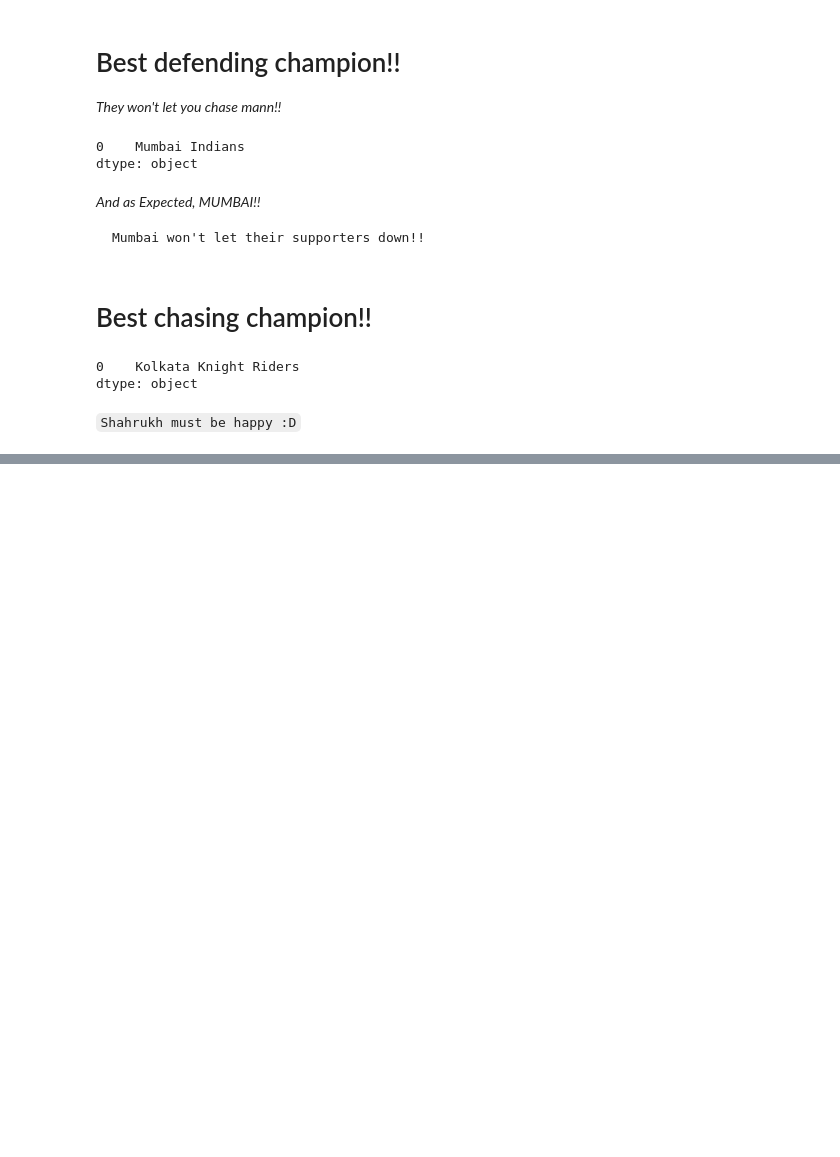
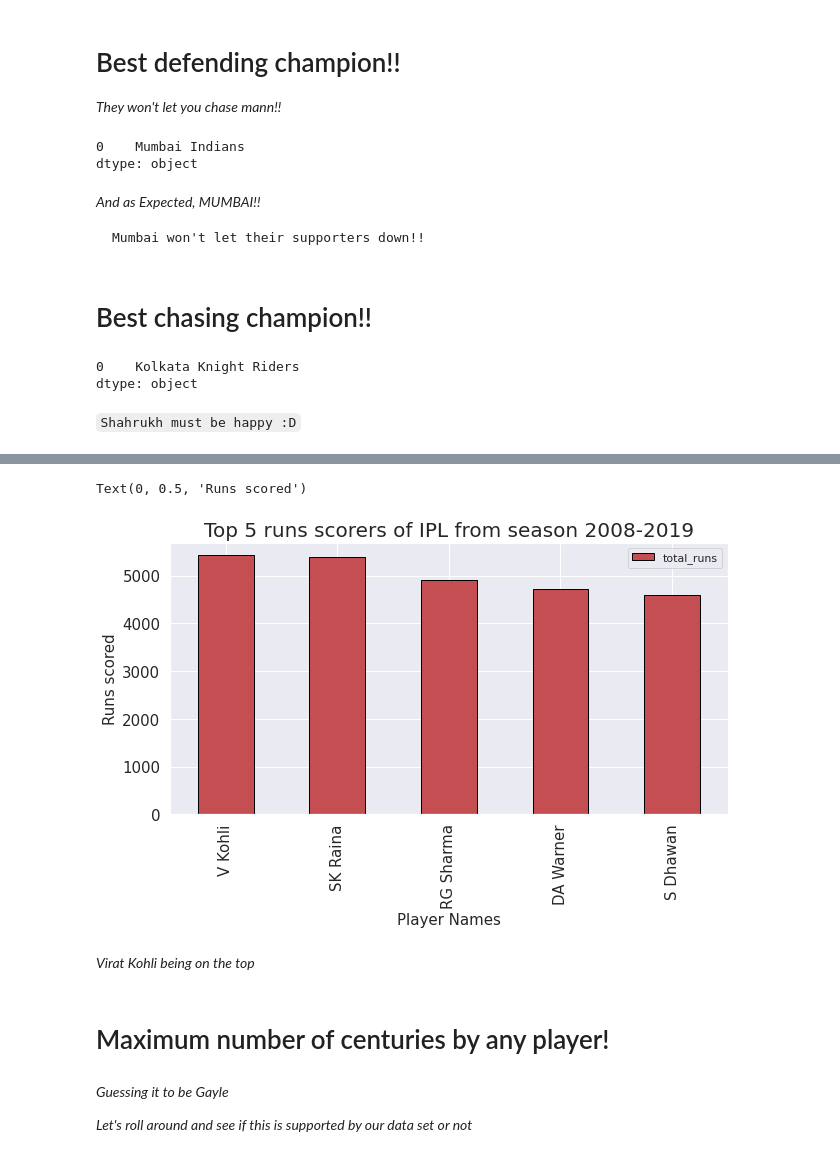
Before and after one commit to Rishabh1928/IPL-T20-Cricket-Analysis, a Jupyter notebook: Rishabh_Kesarwani_24_02_2021_[ABTN0104]_IPL_T20_Cricket_Analysis_Capstone_Project.ipynb, the cells around one changed output, grey strips where cells are left out. Saved outputs shown, nothing was run; the diff lists cells and outputs as text; code cells hidden in the pictures; blank space fills up the shorter version.

```diff
--- a/Rishabh_Kesarwani_24_02_2021_[ABTN0104]_IPL_T20_Cricket_Analysis_Capstone_Project.ipynb
+++ b/Rishabh_Kesarwani_24_02_2021_[ABTN0104]_IPL_T20_Cricket_Analysis_Capstone_Project.ipynb
@@ -844,0 +901,5 @@ dtype: object
+# %%
+# getting top 5 batsman based on runs scored
+
+z = avg_strikerate_df[["batsman" , "total_runs"]].set_index("batsman")[0:5]
+z
@@ -844,0 +914,24 @@ dtype: object
+# %%
+# Creating bar plot to show the top 5 batsman of the IPL
+
+az = z.plot.bar(figsize = (10, 5) , fontsize = 15 , color = "r" , edgecolor = "black")
+
+# Setting the title
+
+az.set_title("Top 5 runs scorers of IPL from season 2008-2019" , fontsize = 20)
+
+# Setting x and y labels
+
+az.set_xlabel("Player Names" , fontsize = 15)
+az.set_ylabel("Runs scored" , fontsize = 15)
+# %% [output]
+Text(0, 0.5, 'Runs scored')
+[figure, added]
+# %% [markdown]
+*Virat Kohli being on the top*
+# %% [markdown]
+# Maximum number of centuries by any player!
+# %% [markdown]
+*Guessing it to be Gayle*
+
+*Let's roll around and see if this is supported by our data set or not*
```
Also changed, not shown: parts of 46 cells of this notebook.
